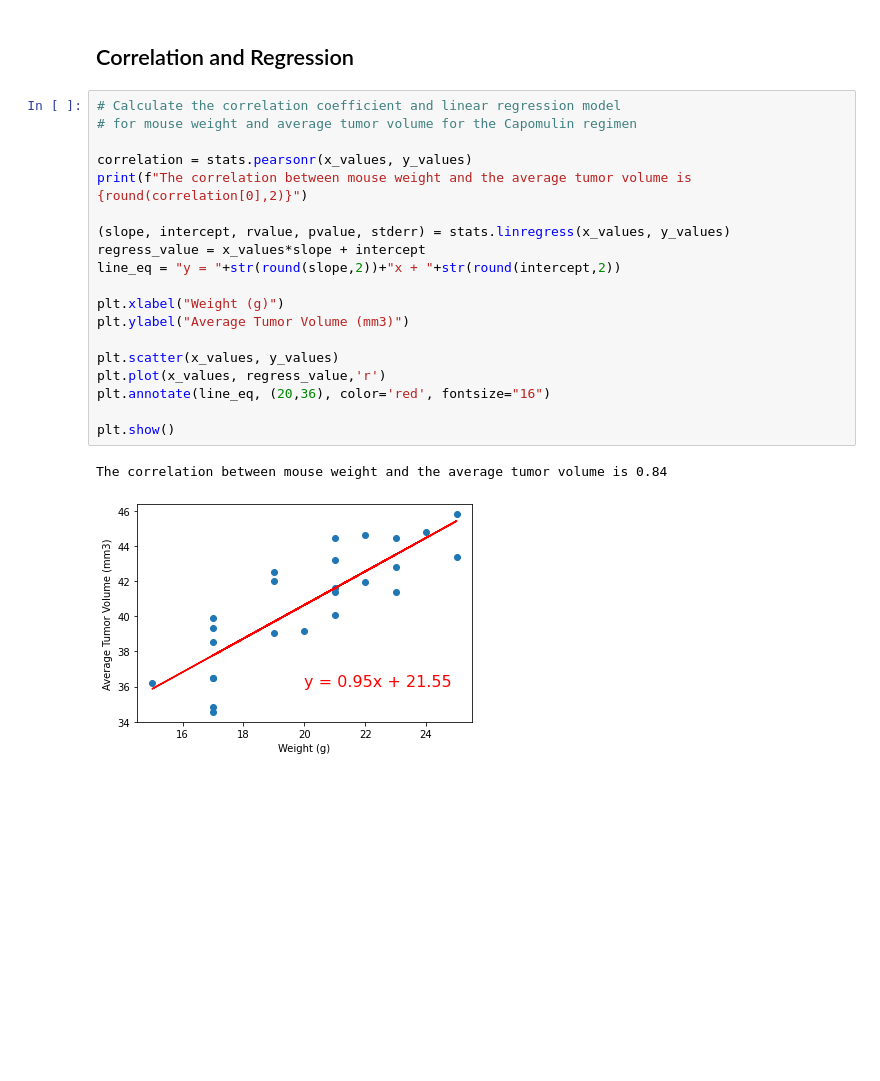
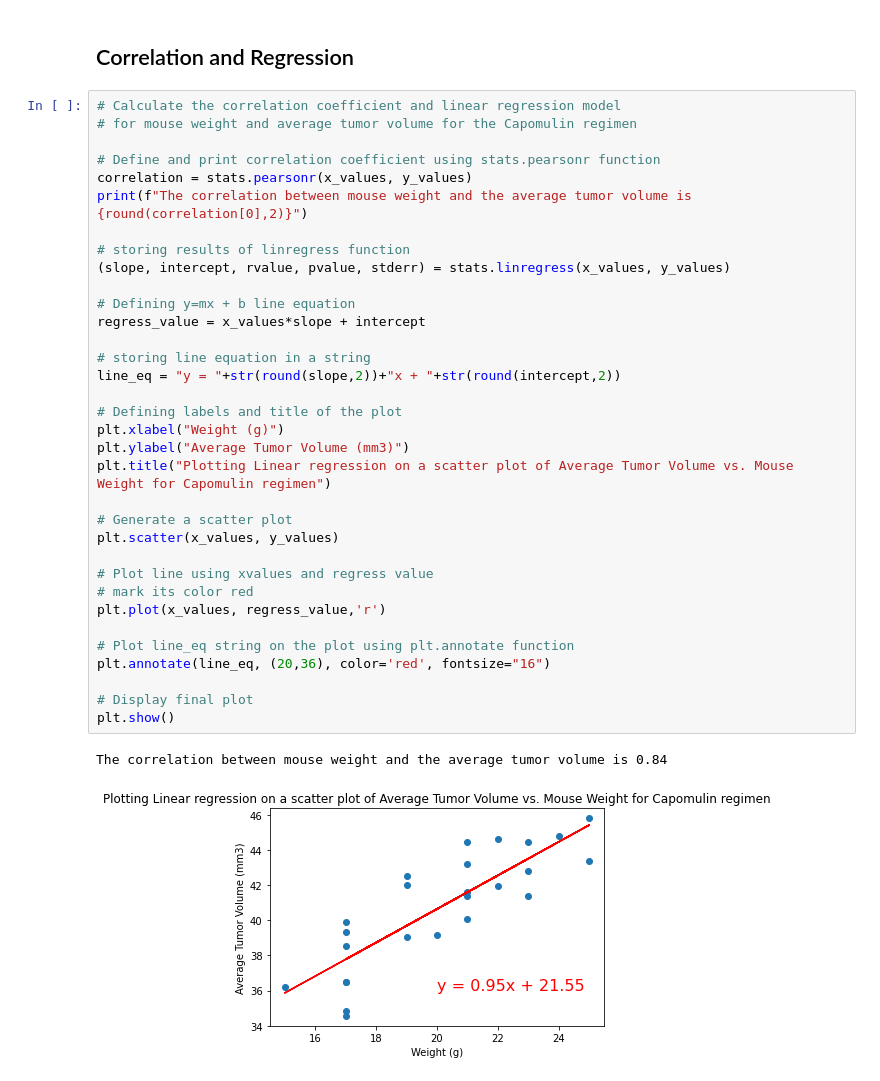
Before and after one commit to jaybdhruv/matplotlib_python_challenge, a Jupyter notebook: Pymaceuticals/pymaceuticals_starter.ipynb, the cells around one changed output. Cells and saved outputs as stored; diff of their text form; blank space fills up the shorter version.

```diff
--- a/Pymaceuticals/pymaceuticals_starter.ipynb
+++ b/Pymaceuticals/pymaceuticals_starter.ipynb
@@ -339,22 +362,37 @@ plt.show()
 # %%
 # Calculate the correlation coefficient and linear regression model
 # for mouse weight and average tumor volume for the Capomulin regimen
 
+# Define and print correlation coefficient using stats.pearsonr function
 correlation = stats.pearsonr(x_values, y_values)
 print(f"The correlation between mouse weight and the average tumor volume is {round(correlation[0],2)}")
 
+# storing results of linregress function
 (slope, intercept, rvalue, pvalue, stderr) = stats.linregress(x_values, y_values)
+
+# Defining y=mx + b line equation
 regress_value = x_values*slope + intercept
+
+# storing line equation in a string
 line_eq = "y = "+str(round(slope,2))+"x + "+str(round(intercept,2))
 
+# Defining labels and title of the plot
 plt.xlabel("Weight (g)")
 plt.ylabel("Average Tumor Volume (mm3)")
+plt.title("Plotting Linear regression on a scatter plot of Average Tumor Volume vs. Mouse Weight for Capomulin regimen")
 
+# Generate a scatter plot
 plt.scatter(x_values, y_values)
+
+# Plot line using xvalues and regress value
+# mark its color red
 plt.plot(x_values, regress_value,'r')
+
+# Plot line_eq string on the plot using plt.annotate function
 plt.annotate(line_eq, (20,36), color='red', fontsize="16")
 
+# Display final plot
 plt.show()
 # %% [output]
 The correlation between mouse weight and the average tumor volume is 0.84
-[figure, old version]
+[figure, new version]
```
Also changed, not shown: parts of 11 cells of this notebook.
